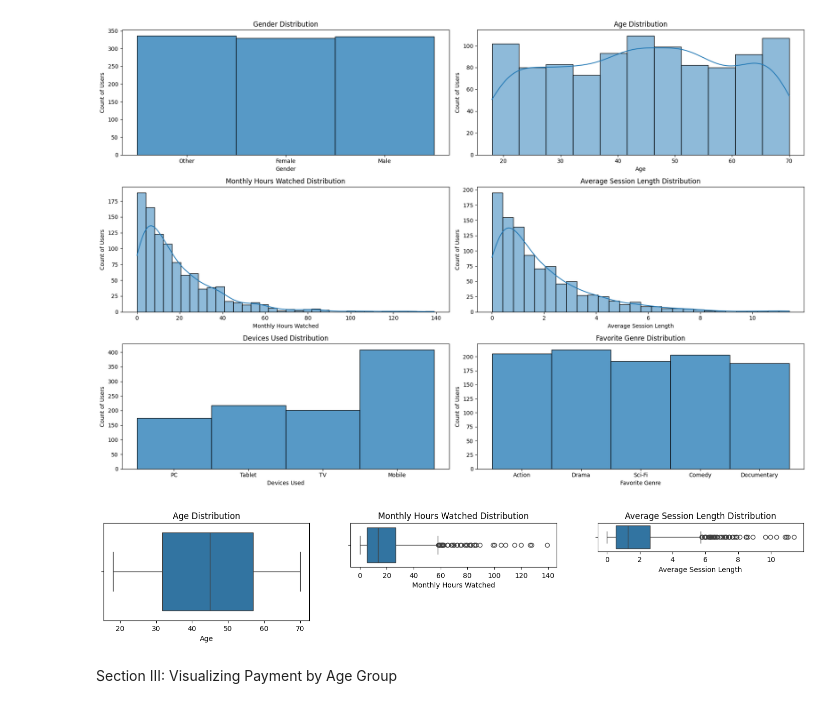
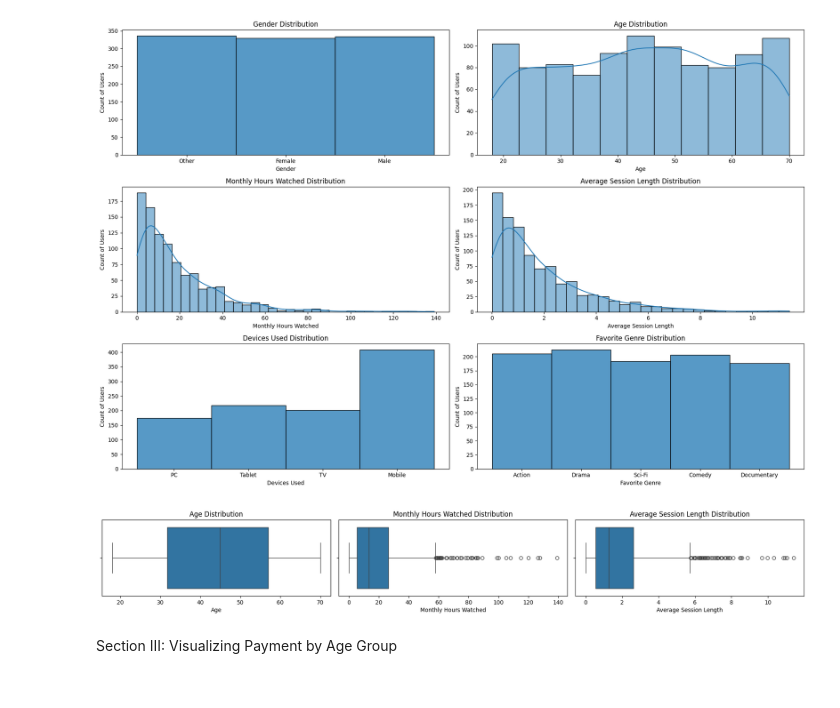
Before and after one commit to NumanESchulich/SchulichDataScience, a Jupyter notebook: Data Science I (MBAN 6110T)/Assignments/Assignment_I.ipynb, the cells around one changed output. Cells and saved outputs as stored; diff of their text form; code cells hidden in the pictures.

```diff
--- a/Data Science I (MBAN 6110T)/Assignments/Assignment_I.ipynb
+++ b/Data Science I (MBAN 6110T)/Assignments/Assignment_I.ipynb
@@ -119,31 +119,31 @@ plt.show()
 # %%
 # Create a figure with a 3x2 grid of subplots
 plt.figure(figsize=(18, 5))
 
 # Plotting Age distribution
 plt.subplot(1, 3, 1)
 sns.boxplot(x=df['Age'])
 plt.title('Age Distribution')
 plt.xlabel('Age')
 
 # Plotting Monthly hours watched distribution
-plt.subplot(2, 3, 2)
+plt.subplot(1, 3, 2)
 sns.boxplot(x=df['Monthly_Hours_Watched'])
 plt.title('Monthly Hours Watched Distribution')
 plt.xlabel('Monthly Hours Watched')
 
 # Plotting Average session length distribution
-plt.subplot(3, 3, 3)
+plt.subplot(1, 3, 3)
 sns.boxplot(x=df['Average_Session_Length'])
 plt.title('Average Session Length Distribution')
 plt.xlabel('Average Session Length')
 
 # Adjust layout
 plt.tight_layout()
 plt.subplots_adjust(top=0.5)
 plt.show()
 # %% [output]
-[figure, old version]
+[figure, new version]
 # %% [markdown]
 Section III: Visualizing Payment by Age Group
 # %%
```
